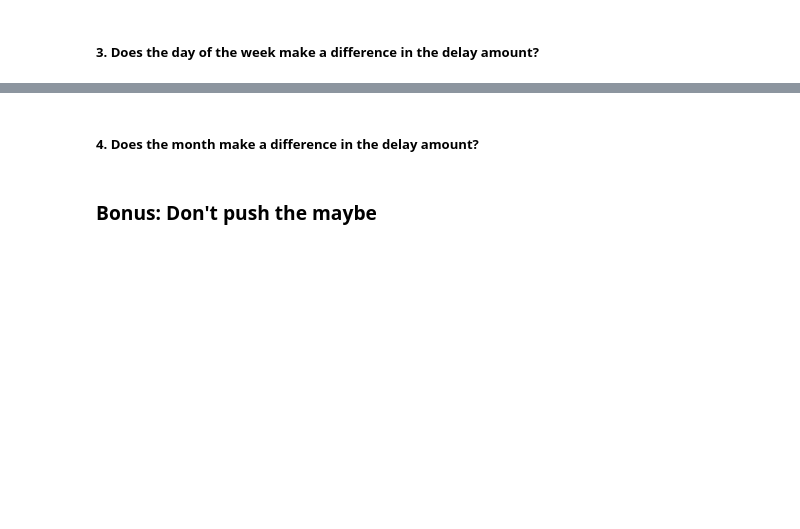
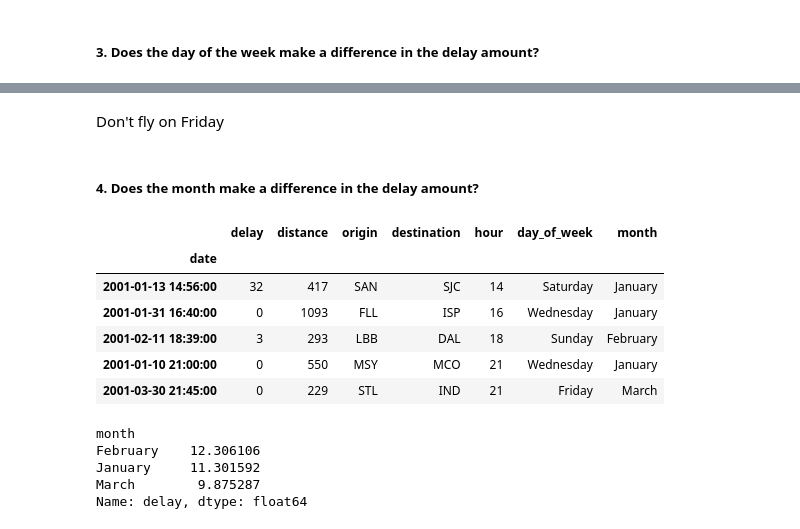
Before and after one commit to corey-baughman/013_time-series-exercises, a Jupyter notebook: 0420_work_w_time.ipynb, the cells around one changed output, grey strips where cells are left out. Cells and saved outputs as stored; diff of their text form; code cells hidden in the pictures; blank space fills up the shorter version.

```diff
--- a/0420_work_w_time.ipynb
+++ b/0420_work_w_time.ipynb
@@ -393,0 +484,3 @@ memory usage: 781.4+ KB
+# %%
+fl.set_index('date', inplace=True)
+fl.head()
@@ -394,2 +495,5 @@ memory usage: 781.4+ KB
 # %% [markdown]
 ##### 1. Convert any negative delays to 0.
+# %%
+fl['delay'] = np.where(fl['delay'] < 0, 0, fl['delay'])
+fl.head()
@@ -396,2 +508,5 @@ memory usage: 781.4+ KB
 # %% [markdown]
 ##### 2. Which hour of the day has the highest average delay?
+# %%
+fl['hour'] = fl.index.strftime('%H')
+fl.head()
@@ -398,2 +525,5 @@ memory usage: 781.4+ KB
 # %% [markdown]
 ##### 3. Does the day of the week make a difference in the delay amount?
+# %%
+fl['day_of_week'] = fl.index.strftime('%A')
+fl.head()
@@ -400,4 +550,23 @@ memory usage: 781.4+ KB
+# %% [markdown]
+Don't fly on Friday
 # %% [markdown]
 ##### 4. Does the month make a difference in the delay amount?
-# %% [markdown]
-### Bonus: Don't push the maybe
+# %%
+fl['month'] = fl.index.strftime('%B')
+fl.head()
+# %% [output]
+|  | delay | distance | origin | destination | hour | day_of_week | month |
+| date |  |  |  |  |  |  |  |
+| 2001-01-13 14:56:00 | 32 | 417 | SAN | SJC | 14 | Saturday | January |
+| 2001-01-31 16:40:00 | 0 | 1093 | FLL | ISP | 16 | Wednesday | January |
+| 2001-02-11 18:39:00 | 3 | 293 | LBB | DAL | 18 | Sunday | February |
+| 2001-01-10 21:00:00 | 0 | 550 | MSY | MCO | 21 | Wednesday | January |
+| 2001-03-30 21:45:00 | 0 | 229 | STL | IND | 21 | Friday | March |
+# %%
+fl.groupby('month').delay.mean()
+# %% [output]
+month
+February    12.306106
+January     11.301592
+March        9.875287
+Name: delay, dtype: float64
```
Also changed, not shown: parts of 20 cells of this notebook, 1 other file.
